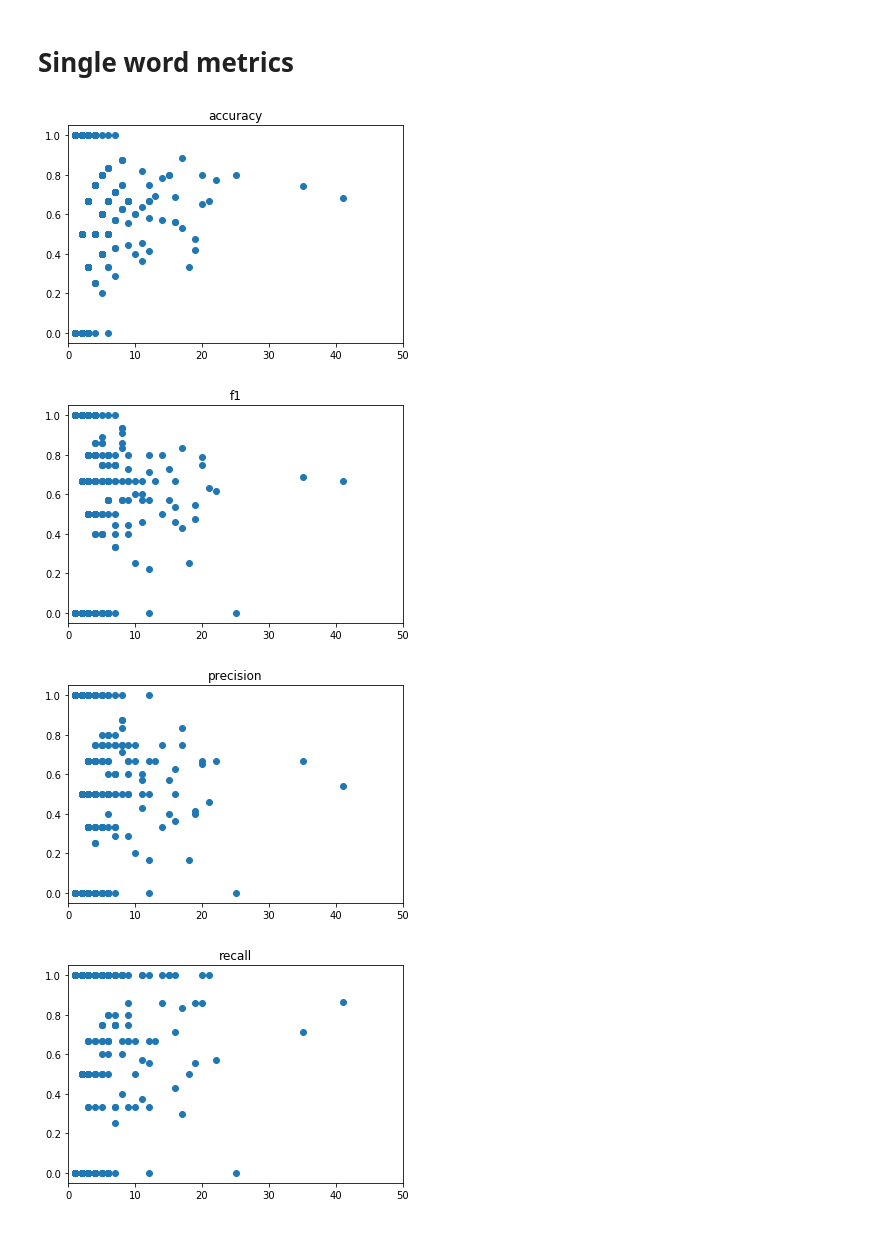
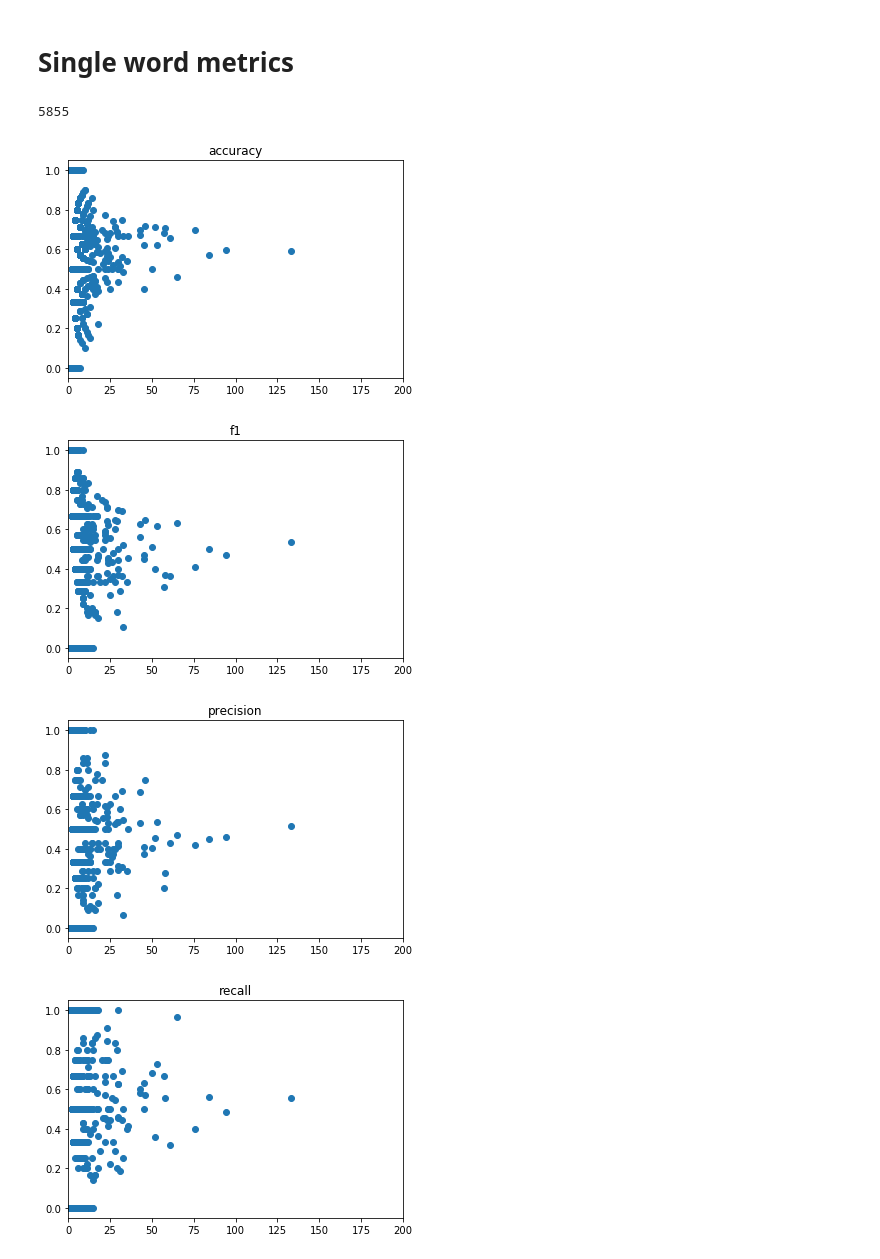
Before and after one commit to AmmonStretz/noHateErrorClasses, a Jupyter notebook: error_classes/single_word_metrics.ipynb, the cells around one changed output. Cells and saved outputs as stored; diff of their text form; code cells hidden in the pictures.

```diff
--- a/error_classes/single_word_metrics.ipynb
+++ b/error_classes/single_word_metrics.ipynb
@@ -14,9 +14,10 @@ import matplotlib
 import matplotlib.pyplot as plt
 
 d = dictionary_noun
-max = 50
+print(len(d))
+max = 200
 
-def countMap(el):
+def count_map(el):
     return el[1]['count']
 
 def accuracy(el):
@@ -34,38 +35,39 @@ def recall(el):
     return el[1]['tp'] / (el[1]['tp'] + el[1]['fn'])
 def f1(el):
     if (recall(el) + precision(el)) == 0:
         return 0
     return (2 * (recall(el) * precision(el))) / (recall(el) + precision(el))
 
 matplotlib.rcParams['axes.unicode_minus'] = False
 fig, ax = plt.subplots()
 ax.set_xlim(0, max)
-ax.plot(list(map(countMap, list(d.items()))), list(map(accuracy, list(d.items()))), 'o')
+ax.plot(list(map(count_map, list(d.items()))), list(map(accuracy, list(d.items()))), 'o')
 ax.set_title('accuracy')
 plt.show()
 
 matplotlib.rcParams['axes.unicode_minus'] = False
 fig, ax = plt.subplots()
 ax.set_xlim(0, max)
-ax.plot(list(map(countMap, list(d.items()))), list(map(f1, list(d.items()))), 'o')
+ax.plot(list(map(count_map, list(d.items()))), list(map(f1, list(d.items()))), 'o')
 ax.set_title('f1')
 plt.show()
 
 matplotlib.rcParams['axes.unicode_minus'] = False
 fig, ax = plt.subplots()
 ax.set_xlim(0, max)
-ax.plot(list(map(countMap, list(d.items()))), list(map(precision, list(d.items()))), 'o')
+ax.plot(list(map(count_map, list(d.items()))), list(map(precision, list(d.items()))), 'o')
 ax.set_title('precision')
 plt.show()
 
 matplotlib.rcParams['axes.unicode_minus'] = False
 fig, ax = plt.subplots()
 ax.set_xlim(0, max)
-ax.plot(list(map(countMap, list(d.items()))), list(map(recall, list(d.items()))), 'o')
+ax.plot(list(map(count_map, list(d.items()))), list(map(recall, list(d.items()))), 'o')
 ax.set_title('recall')
 plt.show()
 # %% [output]
+5855
-[figure, old version]
+[figure, new version]
-[figure, old version]
+[figure, new version]
-[figure, old version]
+[figure, new version]
-[figure, old version]
+[figure, new version]
```
Also changed, not shown: parts of 1 cell of this notebook, 5 other files.
